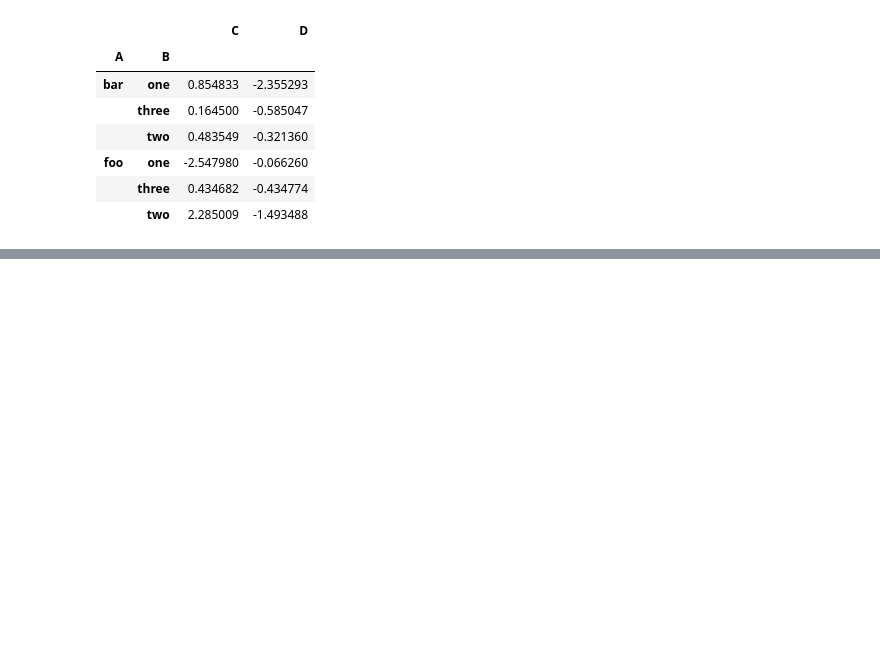
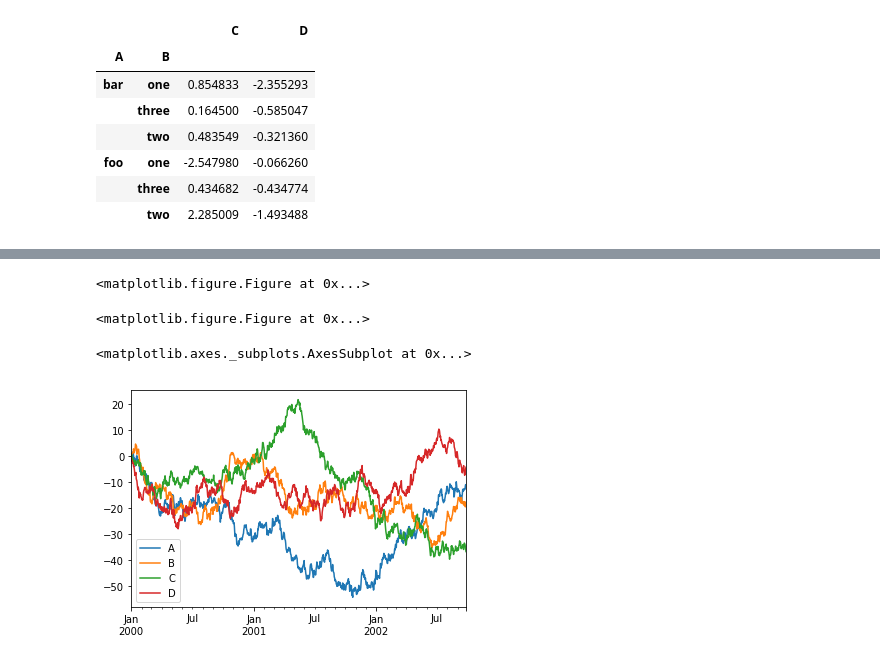
Before and after one commit to Sun2yKid/Python-Pandas, a Jupyter notebook: 10 minutes to pandas.ipynb, the cells around one changed output, grey strips where cells are left out. Drawn from its saved outputs; the diff is of its cells as text; code cells hidden in the pictures; blank space fills up the shorter version.

```diff
--- a/10 minutes to pandas.ipynb
+++ b/10 minutes to pandas.ipynb
@@ -887,0 +1379,3 @@ df.groupby(['A', 'B']).sum()
+# %%
+# On a DataFrame, the plot() method is a convenience to plot all of the columns with labels:
+df = pd.DataFrame(np.random.randn(1000, 4), index=ts.index, columns=['A', 'B', 'C', 'D'])
@@ -887,0 +1398,3 @@ df.groupby(['A', 'B']).sum()
+# %%
+df = df.cumsum()
+df
@@ -887,0 +1415,11 @@ df.groupby(['A', 'B']).sum()
+# %%
+import matplotlib.pyplot as plt
+plt.figure()
+# %% [output]
+<matplotlib.figure.Figure at 0x...>
+<matplotlib.figure.Figure at 0x...>
+# %%
+df.plot()
+# %% [output]
+<matplotlib.axes._subplots.AxesSubplot at 0x...>
+[figure, added]
```
Also changed, not shown: parts of 68 cells of this notebook, 3 other files.
